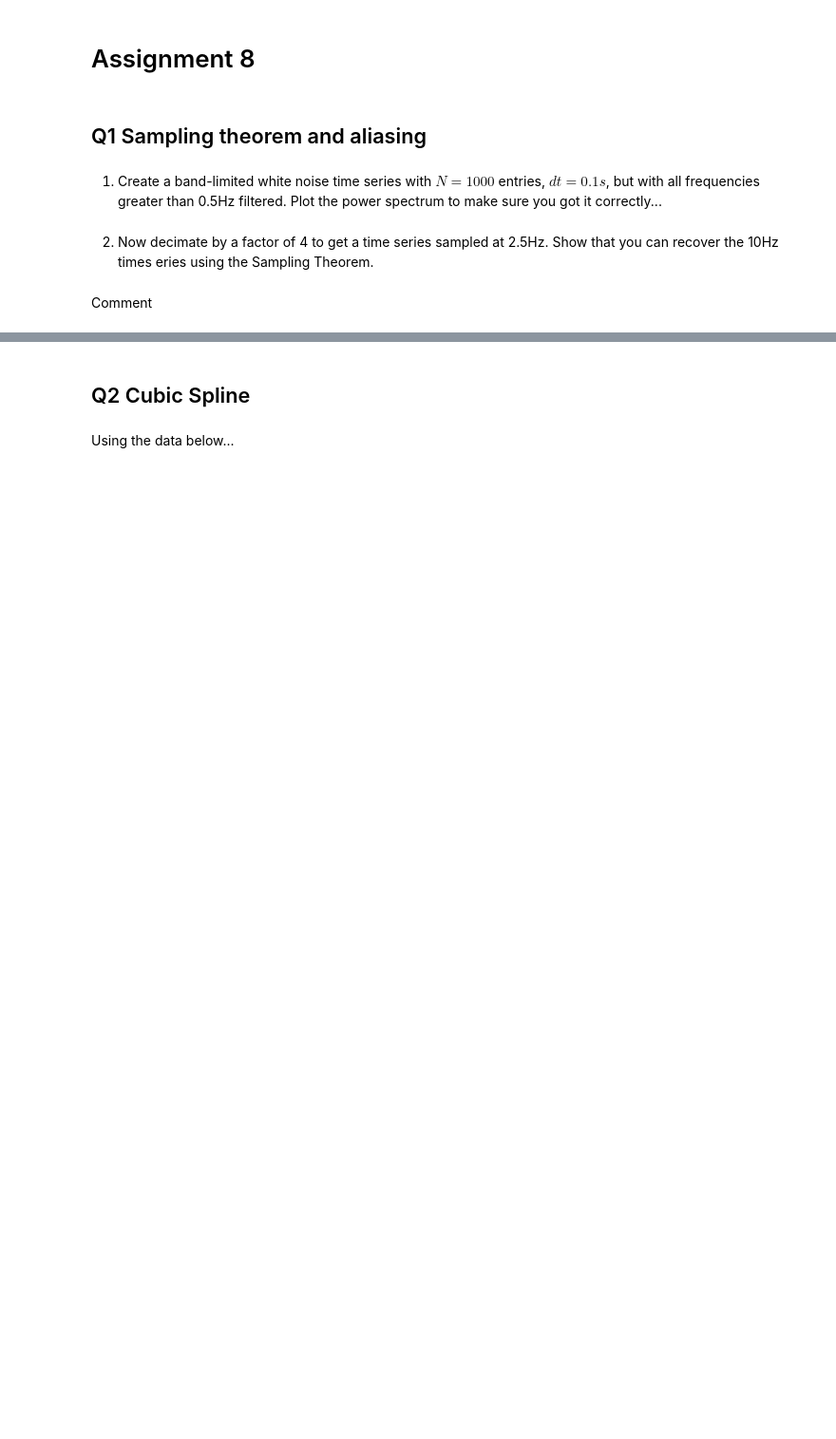
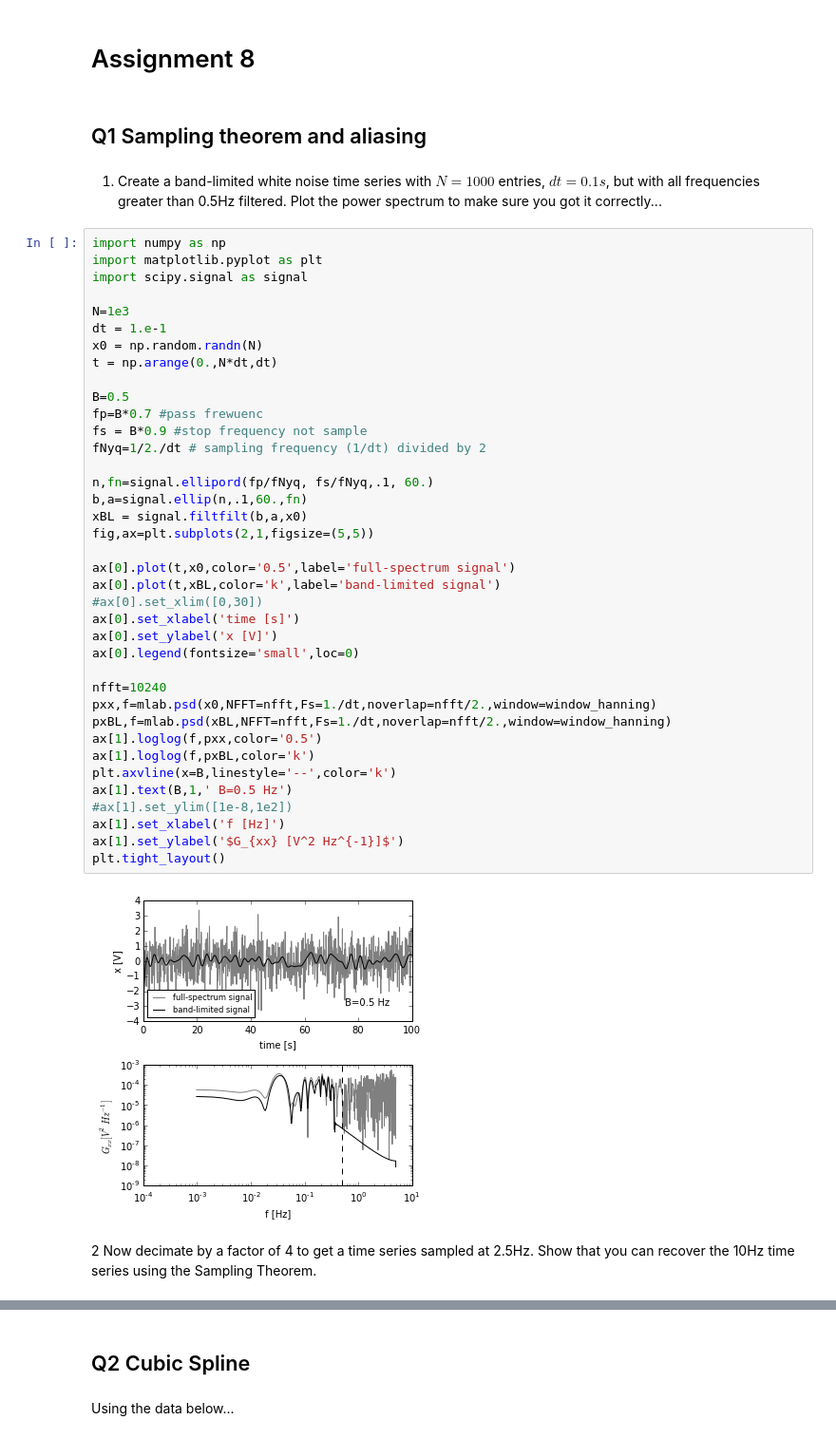
Before and after one commit to stevenjones314/Phys411Assignments, a Jupyter notebook: Assignment_08_StevenJones_V00661133.ipynb, the cells around one changed output, grey strips where cells are left out. Shown at 95% size. Cells and saved outputs as stored; diff of their text form; blank space fills up the shorter version.

```diff
--- a/Assignment_08_StevenJones_V00661133.ipynb
+++ b/Assignment_08_StevenJones_V00661133.ipynb
@@ -4,7 +4,45 @@
 ## Q1 Sampling theorem and aliasing
 # %% [markdown]
 1. Create a band-limited white noise time series with $N=1000$ entries, $dt=0.1s$, but with all frequencies greater than 0.5Hz filtered. Plot the power spectrum to make sure you got it correctly...
+# %%
+import numpy as np
+import matplotlib.pyplot as plt
+import scipy.signal as signal
+
+N=1e3
+dt = 1.e-1
+x0 = np.random.randn(N)
+t = np.arange(0.,N*dt,dt)
+
+B=0.5
+fp=B*0.7 #pass frewuenc
+fs = B*0.9 #stop frequency not sample
+fNyq=1/2./dt # sampling frequency (1/dt) divided by 2
+
+n,fn=signal.ellipord(fp/fNyq, fs/fNyq,.1, 60.)
+b,a=signal.ellip(n,.1,60.,fn)
+xBL = signal.filtfilt(b,a,x0)
+fig,ax=plt.subplots(2,1,figsize=(5,5))
+
+ax[0].plot(t,x0,color='0.5',label='full-spectrum signal')
+ax[0].plot(t,xBL,color='k',label='band-limited signal')
+#ax[0].set_xlim([0,30])
+ax[0].set_xlabel('time [s]')
+ax[0].set_ylabel('x [V]')
+ax[0].legend(fontsize='small',loc=0)
+
+nfft=10240
+pxx,f=mlab.psd(x0,NFFT=nfft,Fs=1./dt,noverlap=nfft/2.,window=window_hanning)
+pxBL,f=mlab.psd(xBL,NFFT=nfft,Fs=1./dt,noverlap=nfft/2.,window=window_hanning)
+ax[1].loglog(f,pxx,color='0.5')
+ax[1].loglog(f,pxBL,color='k')
+plt.axvline(x=B,linestyle='--',color='k')
+ax[1].text(B,1,' B=0.5 Hz')
+#ax[1].set_ylim([1e-8,1e2])
+ax[1].set_xlabel('f [Hz]')
+ax[1].set_ylabel('$G_{xx} [V^2 Hz^{-1}]$')
+plt.tight_layout()
+# %% [output]
+[figure, added]
 # %% [markdown]
-2. Now decimate by a factor of 4 to get a time series sampled at 2.5Hz. Show that you can recover the 10Hz times eries using the Sampling  Theorem.
+2 Now decimate by a factor of 4 to get a time series sampled at 2.5Hz. Show that you can recover the 10Hz time series using the Sampling  Theorem.
-# %% [markdown]
-Comment
```
Also changed, not shown: parts of 14 cells of this notebook.
